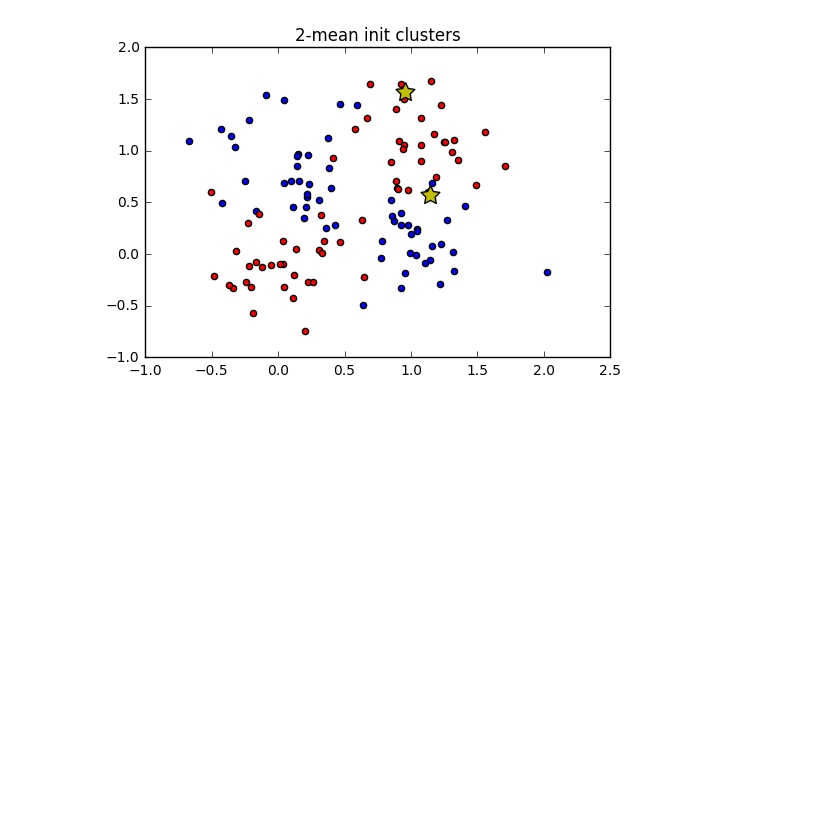
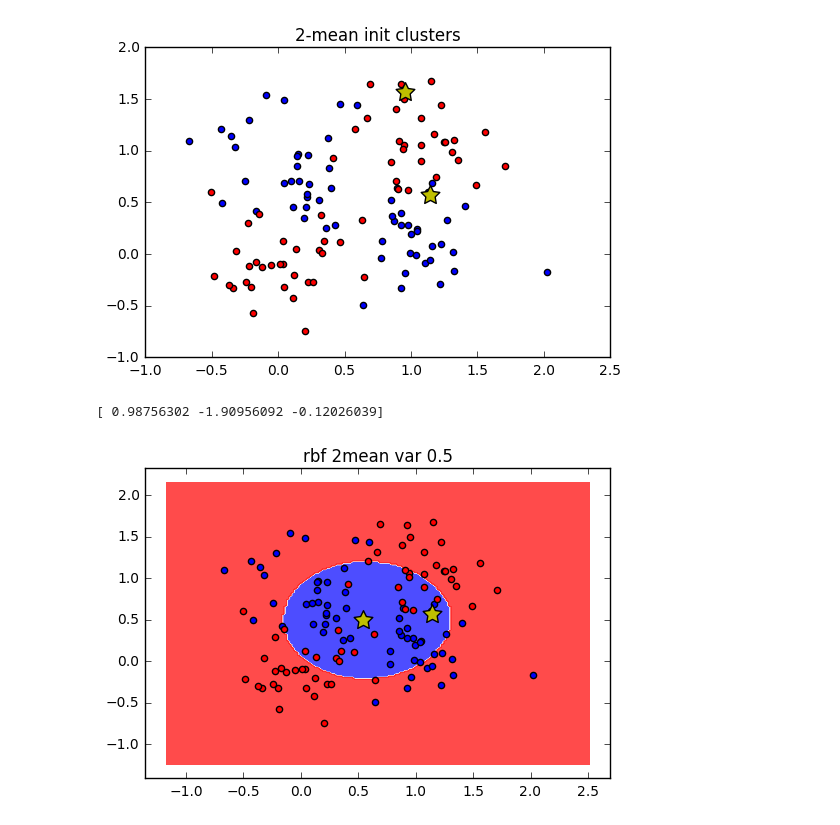
Before and after one commit to p16i/course-machine-intelligence-1, a Jupyter notebook: w6/classification-and-rbf.ipynb, the cells around one changed output. Drawn from its saved outputs; the diff is of its cells as text; code cells hidden in the pictures; blank space fills up the shorter version.

```diff
--- a/w6/classification-and-rbf.ipynb
+++ b/w6/classification-and-rbf.ipynb
@@ -292,3 +280,51 @@ plotPointsWithClusters(training_x, '2-mean clusters', k2_mean )
 plotPointsWithClusters(training_x, '2-mean init clusters', k2_init_centers )
 # %% [output]
 [figure]
+# %%
+def compute_phi(x, rbf_centers, var):
+    no_training = x.shape[1]
+    no_centers = rbf_centers.shape[1]
+
+    phi = np.zeros( (no_centers+1, no_training ) )
+    phi[0,:]  = 1 # set bias dimension to 1
+
+    for i in range(no_centers):
+        diff = x - rbf_centers[:,i].reshape((2,1))
+        norms = np.linalg.norm( diff, axis=0 )
+        ks = np.exp( (-1/(2*var))* norms )
+        phi[i+1,:] = ks
+
+    return phi
+
+def train_rbf(x, y, rbf_centers, var):
+    phi = compute_phi(x, rbf_centers, var)
+    inv_tr = np.linalg.pinv(phi).T
+    return np.dot(inv_tr, y)
+
+w_c2_var_05 = train_rbf(training_x, training_y, k2_mean, 0.5)
+
+# plotContour( training_x, pred_parzen05, "parzen var 0.5")
+# %% [output]
+[ 0.98756302 -1.90956092 -0.12026039]
+# %%
+def pred_rbf(x, rbf_centers, var, w):
+    phi = compute_phi(x, rbf_centers, var )
+
+    pred = np.sign(np.dot(w, phi))
+    return pred
+
+def plotContourWithClusters( x, pred, title, cluster_centers, colors=('b','r')):
+    Z = pred.reshape(xx.shape)
+    plt.contourf(xx, yy, Z,  cmap=plt.cm.bwr, alpha=0.8)
+    for i in range(len(colors)):
+        s = (i)*60
+        n = (i+1)*60
+        plt.scatter( x[0,s:n] , x[1,s:n], c= colors[i] )
+    plt.scatter( cluster_centers[0,:], cluster_centers[1,:], s=200, marker=(5, 1), color="y", edgecolor="black")
+    plt.title(title)
+
+
+pred_rbf_k2_v05 = pred_rbf(xx_yy, k2_mean, 0.5, w_c2_var_05)
+plotContourWithClusters( training_x, pred_rbf_k2_v05, 'rbf 2mean var 0.5', k2_mean )
+# %% [output]
+[figure, added]
```
Also changed, not shown: parts of 8 cells of this notebook.
